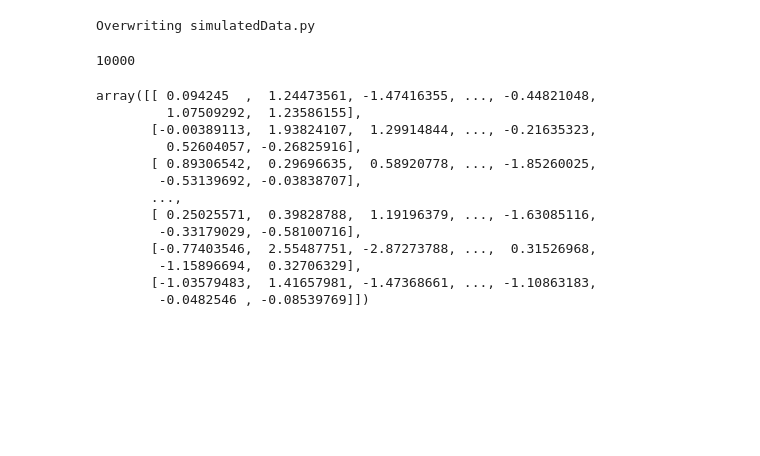
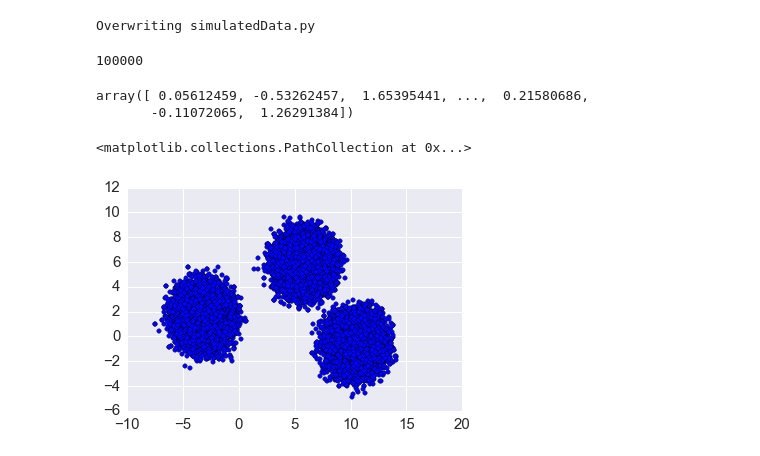
Before and after one commit to jeromemassot/Kmeans_Parallel, a Jupyter notebook: simulatedData.ipynb, the cells around one changed output. Saved outputs shown, nothing was run; the diff lists cells and outputs as text; code cells hidden in the pictures; blank space fills up the shorter version.

```diff
--- a/simulatedData.ipynb
+++ b/simulatedData.ipynb
@@ -13,10 +13,11 @@ The number of sampled points from this mixture of
 Gaussians is n = 10, 000.
 # %%
 %%file simulatedData.py
+
 import numpy as np
 def generate_centers(k, var):
     """Generate k centers from 15-dimensional spherical Gaussian distribution with the given variance"""
-    centers = np.random.multivariate_normal(np.zeros(15),  np.eye(15)*var, k)
+    centers = np.random.multivariate_normal(np.zeros(2),  np.eye(2)*var, k)
     return centers
 
 def generate_data(k, var):
@@ -26,10 +27,10 @@ def generate_data(k, var):
     # generate centers
     centers = generate_centers(k, var)
     # array to store points #
-    points = np.empty([1,15])
+    points = np.empty([1,2])
     # generate data around each center
     for i in range(k):
-        points = np.concatenate((points, np.random.multivariate_normal(centers[i],np.eye(15),100000)), axis=0)
+        points = np.concatenate((points, np.random.multivariate_normal(centers[i],np.eye(2),100000)), axis=0)
         points = np.delete(points, 0, axis=0)
     # sample points from array and combine these with centers
     sampData = np.concatenate((centers, points[np.random.choice(len(points),100000-k)]), axis = 0)
@@ -37,25 +38,19 @@ def generate_data(k, var):
 # %% [output]
 Overwriting simulatedData.py
 # %%
-import simulatedData
 from simulatedData import generate_data
-dataTest = generate_data(5, 1)
+
+dataTest = generate_data(3, 50)
 len(dataTest)
 # %% [output]
-10000
+100000
 # %%
-dataTest
+dataTest[:,2]
 # %% [output]
-array([[ 0.094245  ,  1.24473561, -1.47416355, ..., -0.44821048,
-         1.07509292,  1.23586155],
-       [-0.00389113,  1.93824107,  1.29914844, ..., -0.21635323,
-         0.52604057, -0.26825916],
-       [ 0.89306542,  0.29696635,  0.58920778, ..., -1.85260025,
-        -0.53139692, -0.03838707],
-       ...,
-       [ 0.25025571,  0.39828788,  1.19196379, ..., -1.63085116,
-        -0.33179029, -0.58100716],
-       [-0.77403546,  2.55487751, -2.87273788, ...,  0.31526968,
-        -1.15896694,  0.32706329],
-       [-1.03579483,  1.41657981, -1.47368661, ..., -1.10863183,
-        -0.0482546 , -0.08539769]])
+array([ 0.05612459, -0.53262457,  1.65395441, ...,  0.21580686,
+       -0.11072065,  1.26291384])
+# %%
+plt.scatter(dataTest[:,0], dataTest[:,1])
+# %% [output]
+<matplotlib.collections.PathCollection at 0x...>
+[figure, added]
```
Also changed, not shown: 1 other file.
